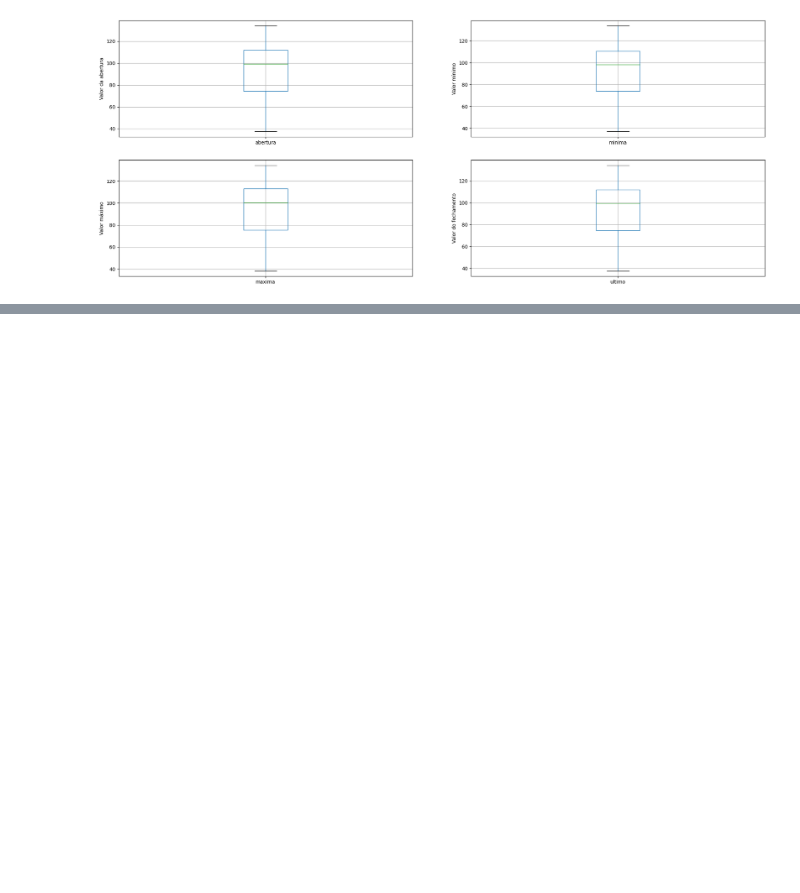
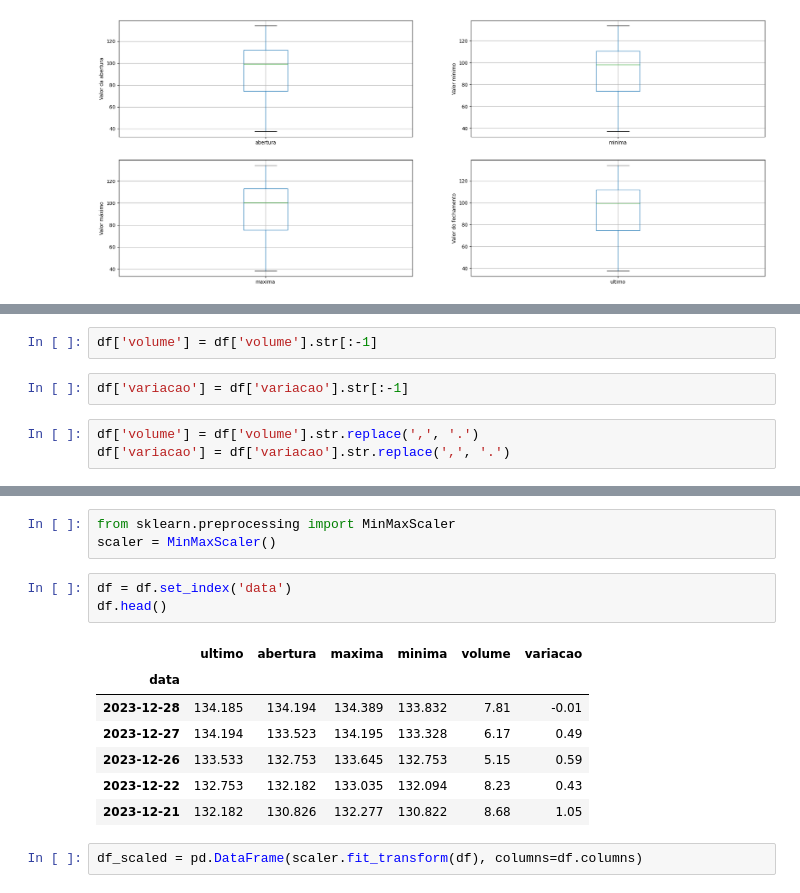
Before and after one commit to thaynnaraluciano/techChallenge2, a Jupyter notebook: TechChallenge_8anos.ipynb, the cells around one changed output, grey strips where cells are left out. Cells and saved outputs as stored; diff of their text form; blank space fills up the shorter version.

```diff
--- a/TechChallenge_8anos.ipynb
+++ b/TechChallenge_8anos.ipynb
@@ -170,0 +185,7 @@ sns.heatmap(data = correlation_matrix, annot=True, linewidth=.5, ax=ax)
+# %%
+df['volume'] = df['volume'].str[:-1]
+# %%
+df['variacao'] = df['variacao'].str[:-1]
+# %%
+df['volume'] = df['volume'].str.replace(',', '.')
+df['variacao'] = df['variacao'].str.replace(',', '.')
@@ -170,0 +221,16 @@ sns.heatmap(data = correlation_matrix, annot=True, linewidth=.5, ax=ax)
+# %%
+from sklearn.preprocessing import MinMaxScaler
+scaler = MinMaxScaler()
+# %%
+df = df.set_index('data')
+df.head()
+# %% [output]
+|  | ultimo | abertura | maxima | minima | volume | variacao |
+| data |  |  |  |  |  |  |
+| 2023-12-28 | 134.185 | 134.194 | 134.389 | 133.832 | 7.81 | -0.01 |
+| 2023-12-27 | 134.194 | 133.523 | 134.195 | 133.328 | 6.17 | 0.49 |
+| 2023-12-26 | 133.533 | 132.753 | 133.645 | 132.753 | 5.15 | 0.59 |
+| 2023-12-22 | 132.753 | 132.182 | 133.035 | 132.094 | 8.23 | 0.43 |
+| 2023-12-21 | 132.182 | 130.826 | 132.277 | 130.822 | 8.68 | 1.05 |
+# %%
+df_scaled = pd.DataFrame(scaler.fit_transform(df), columns=df.columns)
```
Also changed, not shown: parts of 9 cells of this notebook.
